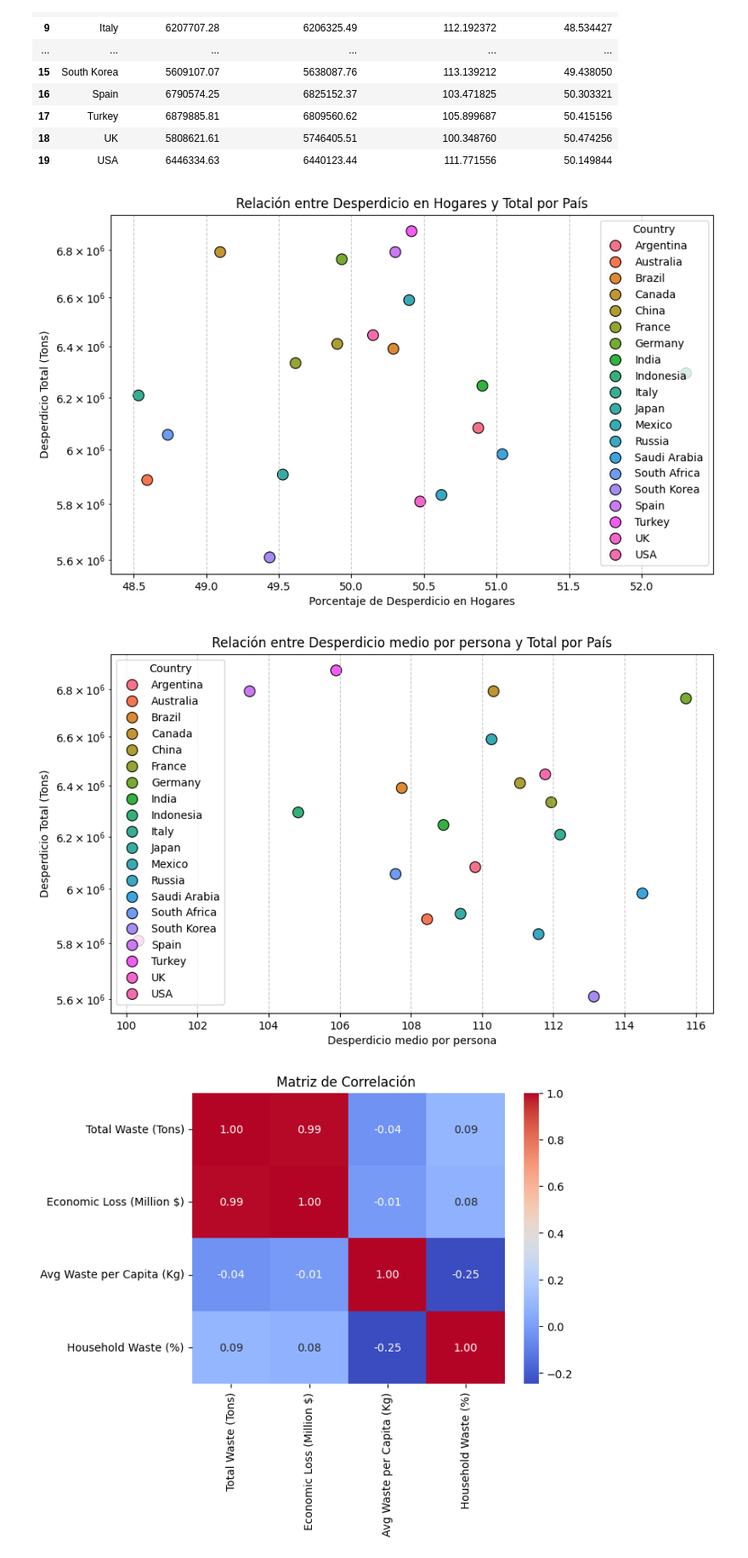
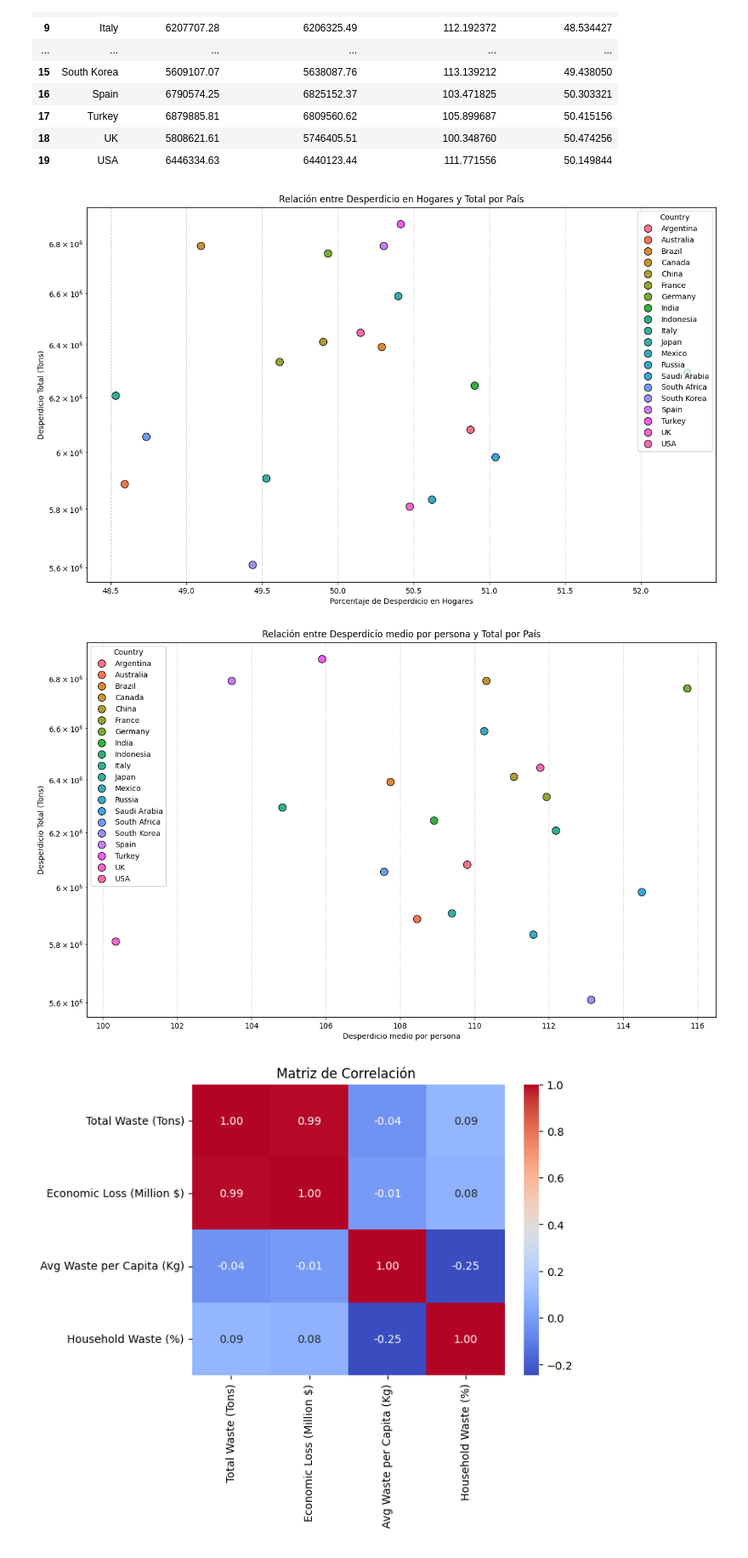
Before and after one commit to ana19750630/2503_dsft_thebridge_ana, a Jupyter notebook: Desperdicio_comida/Desperdicio_comida.ipynb, the cells around one changed output. Shown at 85% size. Saved outputs shown, nothing was run; the diff lists cells and outputs as text; code cells hidden in the pictures.

```diff
--- a/Desperdicio_comida/Desperdicio_comida.ipynb
+++ b/Desperdicio_comida/Desperdicio_comida.ipynb
@@ -348,11 +348,11 @@ df_agrupado_pais.head(60)
 | 18 | UK | 5808621.61 | 5746405.51 | 100.348760 | 50.474256 |
 | 19 | USA | 6446334.63 | 6440123.44 | 111.771556 | 50.149844 |
 # %%
-import matplotlib.pyplot as plt
+import matplotlib.pyplot as plt   ##(10,6)
 import seaborn as sns
 
 # Crear el scatter plot
-plt.figure(figsize=(10, 6))
+plt.figure(figsize=(15, 9))
 scatter = sns.scatterplot(
     data=df_agrupado_pais,
     x="Household Waste (%)",
@@ -375,36 +375,36 @@ plt.yscale("log")
 # Mostrar gráfico
 plt.show()
 # %% [output]
-[figure, old version]
+[figure, new version]
 # %%
 import matplotlib.pyplot as plt
 import seaborn as sns
 
 # Crear el scatter plot
-plt.figure(figsize=(10, 6))
+plt.figure(figsize=(15, 9))
 scatter = sns.scatterplot(
     data=df_agrupado_pais,
     x="Avg Waste per Capita (Kg)",
     y="Total Waste (Tons)",
     hue="Country",  # Cada país tendrá un color distinto
     palette="husl",  # Colores variados
     s=100,  # Tamaño de los puntos
     edgecolor="black"  # Borde negro para mejor visibilidad
 )
 
 # Personalizar el gráfico
 plt.xlabel("Desperdicio medio por persona")
 plt.ylabel("Desperdicio Total (Tons)")
 plt.title("Relación entre Desperdicio medio por persona y Total por País")
 plt.grid(True, linestyle="--", alpha=0.7)
 
 # Aplicar escala logarítmica al eje Y
 plt.yscale("log")
 
 # Mostrar gráfico
 plt.show()
 # %% [output]
-[figure, old version]
+[figure, new version]
 # %%
 ##Seleccionar solo las 4 columnas que quieres mostrar
 df_selected_pais = df_agrupado_pais[['Total Waste (Tons)', 'Economic Loss (Million $)', 'Avg Waste per Capita (Kg)', 'Household Waste (%)']]
```
Also changed, not shown: parts of 1 cell of this notebook, 3 other files.
